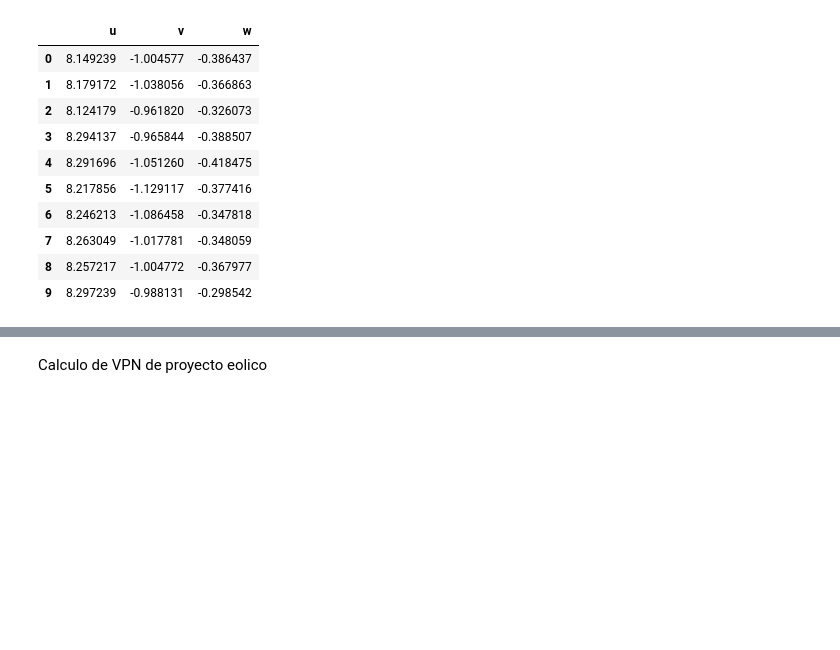
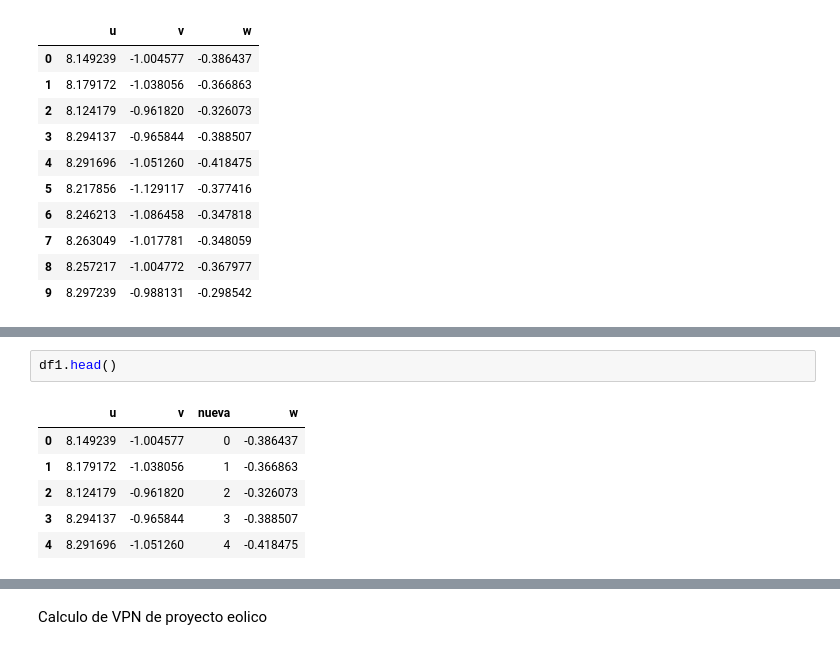
Before and after one commit to mteoraso/ML_Practice, a Jupyter notebook: Untitled50.ipynb, the cells around one changed output, grey strips where cells are left out. Saved outputs shown, nothing was run; the diff lists cells and outputs as text; blank space fills up the shorter version.

```diff
--- a/Untitled50.ipynb
+++ b/Untitled50.ipynb
@@ -114,0 +122,9 @@ df1.head(10)
+# %%
+df1.head()
+# %% [output]
+|  | u | v | nueva | w |
+| 0 | 8.149239 | -1.004577 | 0 | -0.386437 |
+| 1 | 8.179172 | -1.038056 | 1 | -0.366863 |
+| 2 | 8.124179 | -0.961820 | 2 | -0.326073 |
+| 3 | 8.294137 | -0.965844 | 3 | -0.388507 |
+| 4 | 8.291696 | -1.051260 | 4 | -0.418475 |
```
Also changed, not shown: parts of 8 cells of this notebook.
